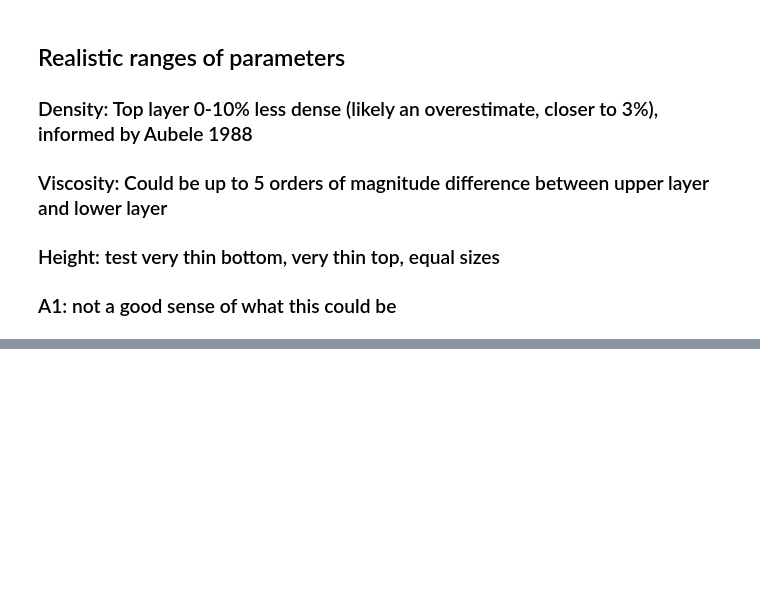
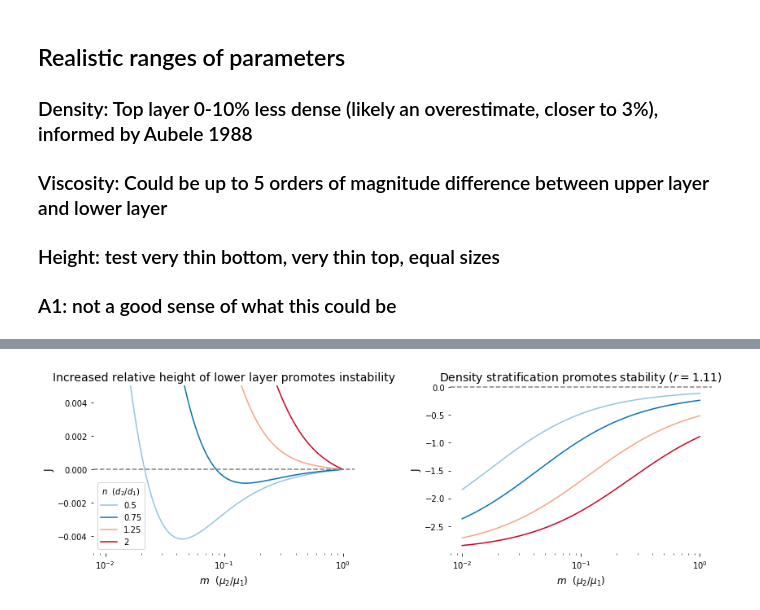
Before and after one commit to saspinner/pahoehoetoaa, a Jupyter notebook: stability_simulations.ipynb, the cells around one changed output, grey strips where cells are left out. Drawn from its saved outputs; the diff is of its cells as text; code cells hidden in the pictures; blank space fills up the shorter version.

```diff
--- a/stability_simulations.ipynb
+++ b/stability_simulations.ipynb
@@ -93,0 +78,30 @@ updates as of 2:56
+# %%
+# panel for generating the first figure
+
+params = params_dict()
+
+params["dP"] = 0
+params["dPs"] = None
+params["rho2s"] = None
+
+params["mu2s"] = np.linspace(.01, .999, N_POINTS)
+params["viscosity_lim"] = (-.005, .005)
+
+params["visc_title"] = "Increased relative height of lower layer promotes instability"
+params["title_size"] = 14
+
+fig, (ax1, ax2) = plt.subplots(1,2, figsize=(12,4))
+plot_stability_graph(ax1, **params)
+
+params["viscosity_lim"] = None
+params["rho1"] = .9
+r = round(params["rho2"] / params["rho1"], 2)
+params["visc_title"] = f"Density stratification promotes stability ($r = {r}$)"
+params["legends"] = (0,0,0)
+plot_stability_graph(ax2, **params)
+
+filename = "images/paper_combo_basic_dens"
+plt.tight_layout()
+#fig.savefig(filename)
+# %% [output]
+[figure, added]
```
Also changed, not shown: parts of 4 cells of this notebook, 1 other file.
